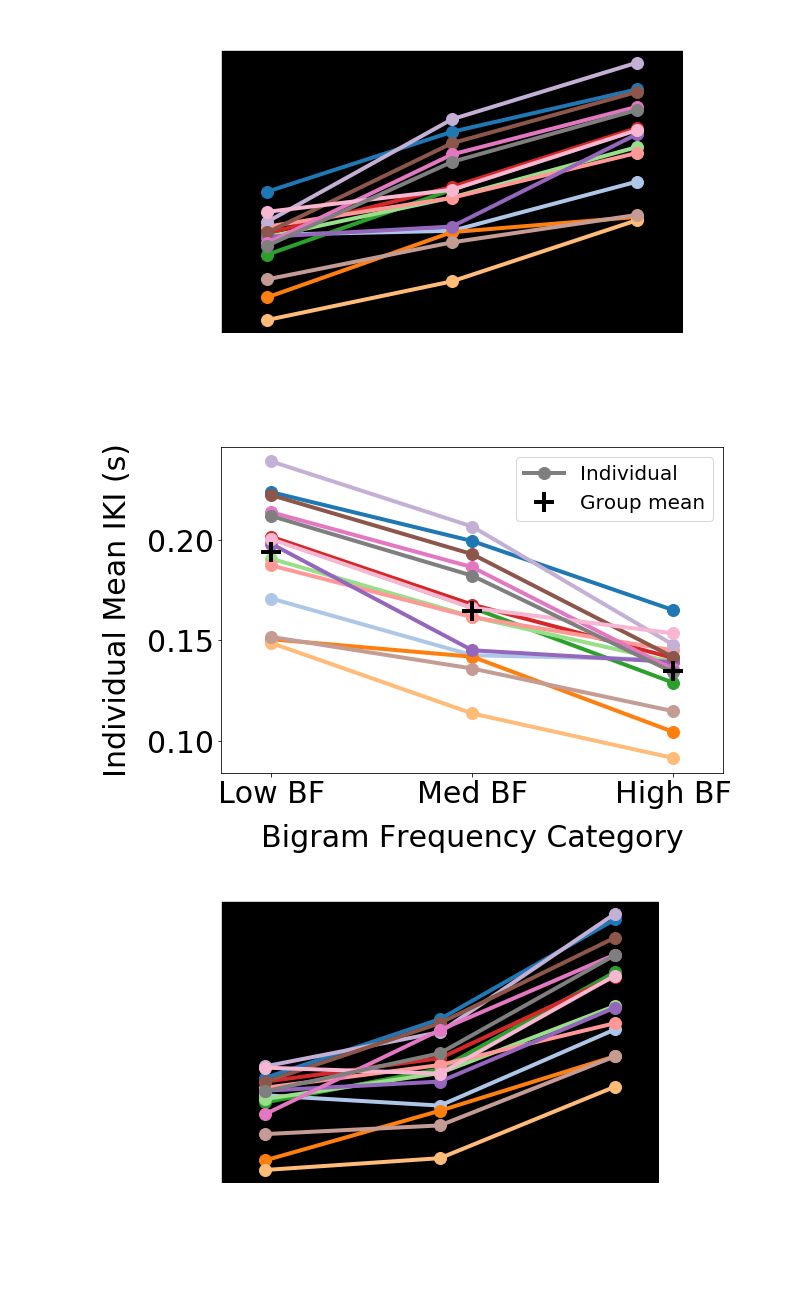
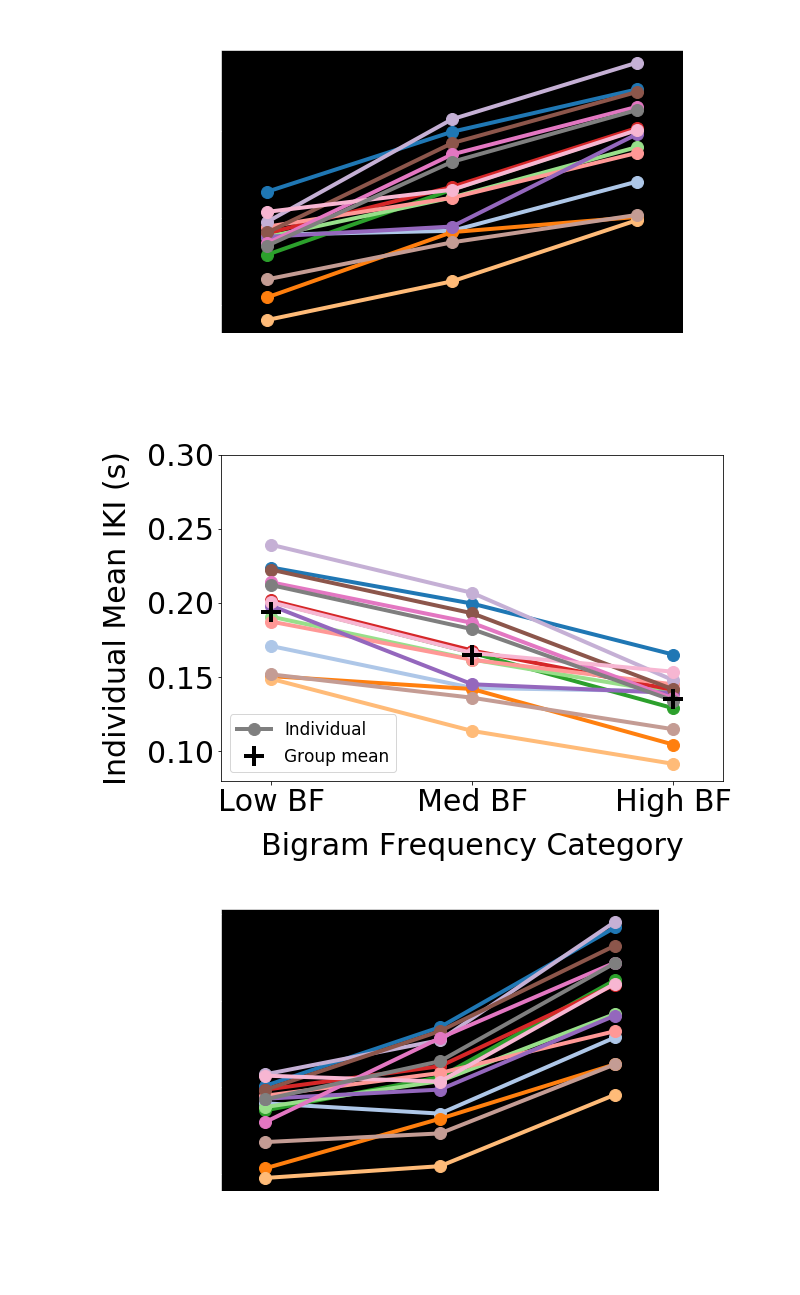
Before and after one commit to rruopp/typingexp, a Jupyter notebook: typing_task_analysis/group_analysis_V1.ipynb, the cells around one changed output. Drawn from its saved outputs; the diff is of its cells as text; code cells hidden in the pictures.

Commit message:
more edits to poster graphs

```diff
--- a/typing_task_analysis/group_analysis_V1.ipynb
+++ b/typing_task_analysis/group_analysis_V1.ipynb
@@ -984,35 +984,36 @@ fig, ax = plt.subplots(figsize=(9, 6))
 cm = plt.get_cmap('tab20')
 for index, data in enumerate(ID_list):
     if index == len(ID_list)-1:
         plt.plot(x, [l[index] for l in D], '.-', linewidth = 4, ms = 24, color = cm(index), label = 'Individual')
     else:
         plt.plot(x, [l[index] for l in D], '.-', linewidth = 4, ms = 24, color = cm(index))
 
 ax.plot(x, means, '+', mew = 4, ms = 20, color = 'black', label = 'Group mean')
 
 plt.xlim([1.5, 6.5])
+plt.ylim([0.08, 0.3])
 plt.xticks(x, ('', '', ''))
 plt.xticks(x, ('Low BF', 'Med BF', 'High BF'))
 plt.xlabel("Bigram Frequency Category", labelpad=15)
 plt.ylabel("Individual Mean IKI (s)", labelpad=15)
 plt.title("")
-plt.legend(fontsize = 20, loc="upper right")
+plt.legend(fontsize = 17, loc="lower left")
 0
 ax.set_facecolor('white')
 ax.spines['top'].set_visible(True)
 ax.spines['top'].set_color('black')
 ax.spines['bottom'].set_visible(True)
 ax.spines['bottom'].set_color('black')
 ax.spines['left'].set_visible(True)
 ax.spines['left'].set_color('black')
 ax.spines['right'].set_visible(True)
 ax.spines['right'].set_color('black')
 
 # fig.tight_layout()
 plt.savefig('indiv_mean_ikis_bybf.png', dpi=300, facecolor = fig.get_facecolor(), edgecolor = 'none', bbox_inches = 'tight')
 plt.show()
 # %% [output]
-[figure, old version]
+[figure, new version]
 # %%
 ## individual IKI means by word BF category (correct trials only)
 plt.rc('text', color='white')
```
Also changed, not shown: parts of 2 cells of this notebook, 3 other files.
